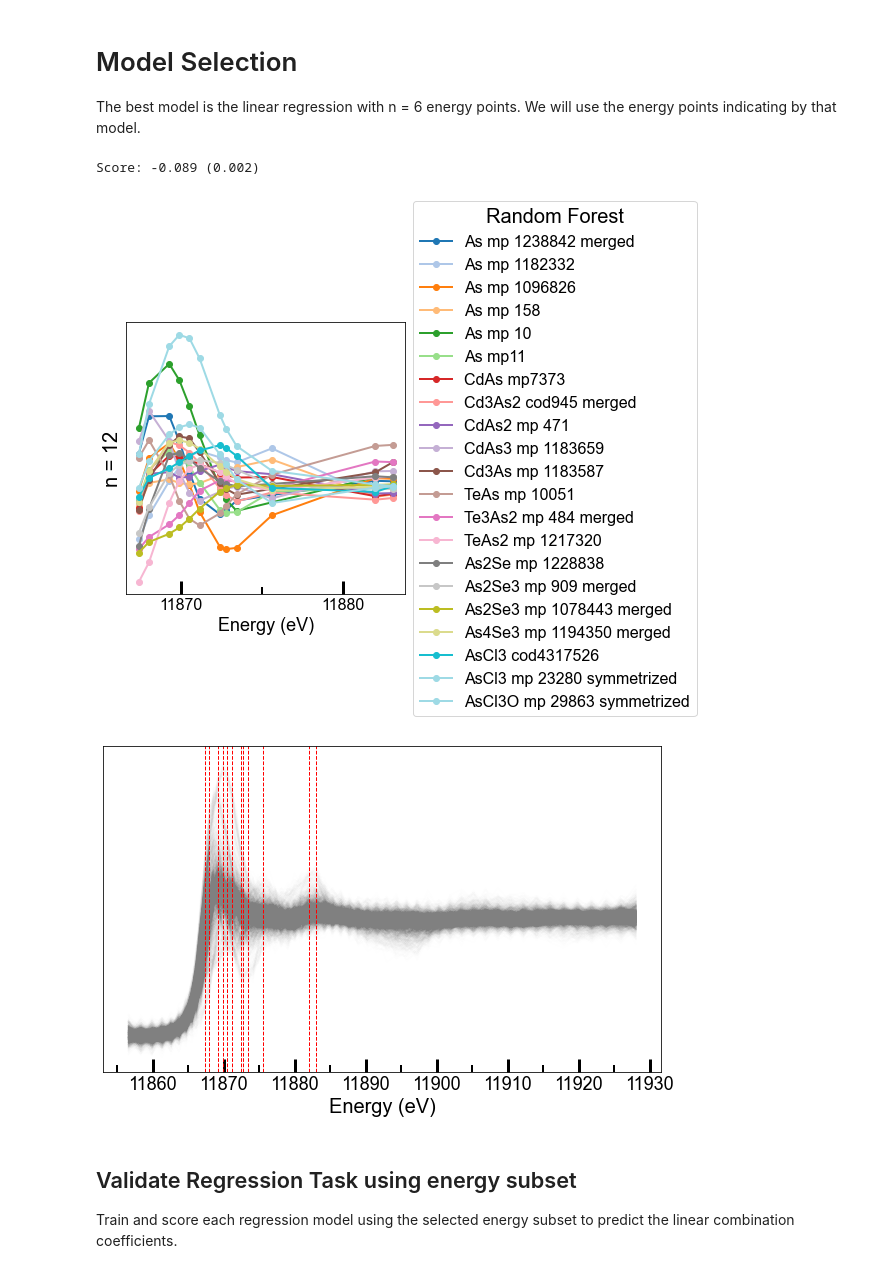
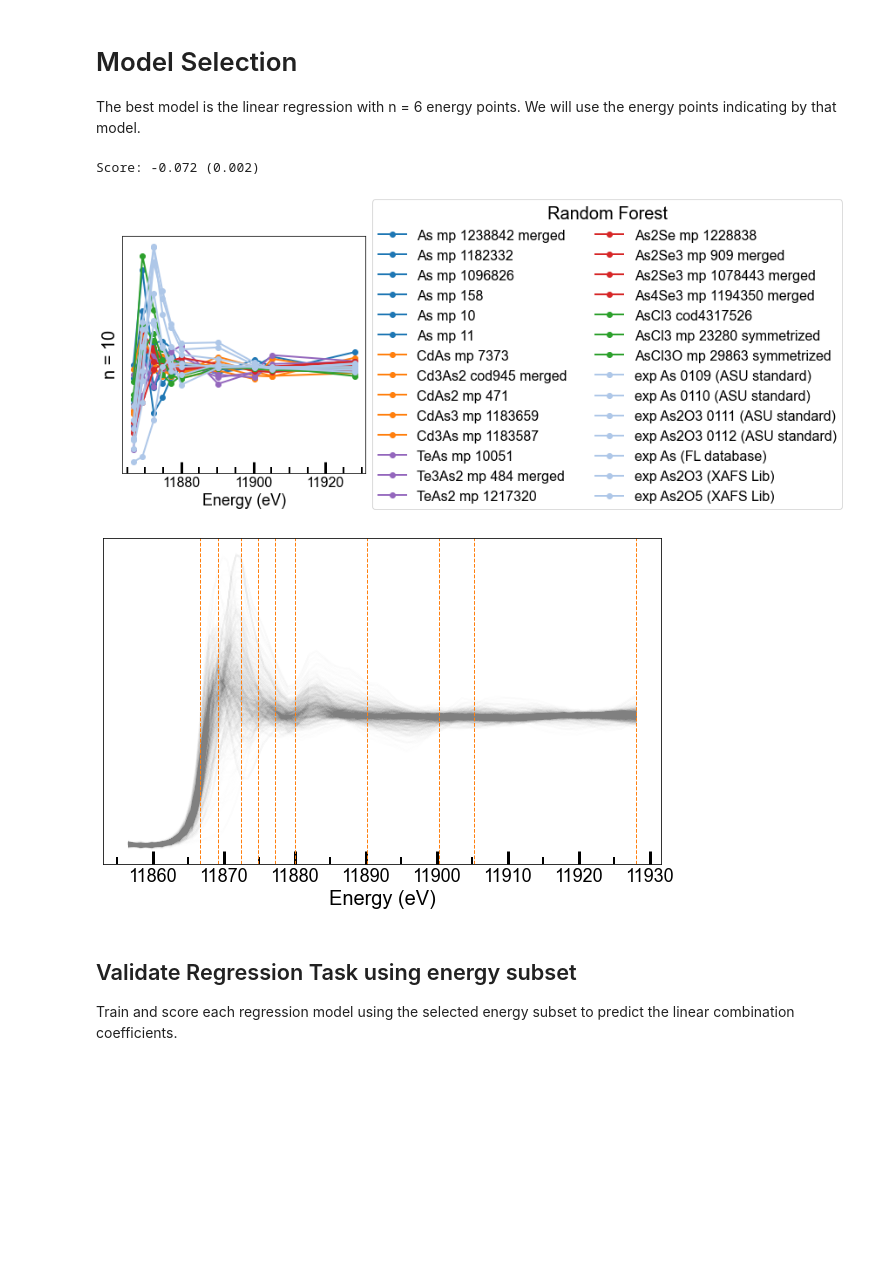
Before and after one commit to stetef/Energy-Point-Selection, a Jupyter notebook: Visualization.ipynb, the cells around one changed output. Saved outputs shown, nothing was run; the diff lists cells and outputs as text; code cells hidden in the pictures; blank space fills up the shorter version.

```diff
--- a/Visualization.ipynb
+++ b/Visualization.ipynb
@@ -210,0 +82,7 @@ if n_components == 2:
+# %%
+kwargs = {'N': 100, 'scale': 0.01, 'dropout': 0.9, 'training': False}
+data, coeffs = generate_linear_combos(Refs, **kwargs)
+kwargs = {'N': 100, 'scale': 0.01, 'dropout': 0.9, 'training': False}
+test_data, test_coeffs = generate_linear_combos(Refs, **kwargs)
+
+plot_spectra(Energy, data, mod=0)
@@ -280,7 +156,7 @@ select = energy_point_selector.Selector(data, coeffs)
 For a list of possible scoring criteria, see `sklearn.metrics.SCORERS.keys()`
 # %%
 models = ['Linear Regression', 'Decision Tree', 'Random Forest']
-n_points = [6, 8, 10, 12]
+n_points = [18]
 Scores = []
 Epts = []
 
@@ -291,8 +167,8 @@ for npts in n_points:
     for model in models:
         print(f'\n{model}:')
         select = energy_point_selector.Selector(data, coeffs)
-        rfe, cvscore = select.select_energy_points(estimator=model, n_points=npts,-
-                                                 scoring='neg_root_mean_squared_error')
+        rfe, cvscore = select.select_energy_points(estimator=model, n_points=npts,
+                                                   scoring='neg_root_mean_squared_error')
         energy_points = Energy[rfe.support_]
         epts.append(energy_points)
         scores.append(cvscore)
@@ -341,32 +197,50 @@ for i, npts in enumerate(n_points):
 
 The best model is the linear regression with n = 6 energy points.
 We will use the energy points indicating by that model.
+# %%
+kwargs = {'N': 10000, 'scale': 0.01, 'dropout': 0.9, 'training': False}
+data, coeffs = generate_linear_combos(Refs, **kwargs)
+kwargs = {'N': 50, 'scale': 0.01, 'dropout': 0.9, 'training': False}
+test_data, test_coeffs = generate_linear_combos(Refs, **kwargs)
+select = energy_point_selector.Selector(data, coeffs)
 # %%
 best_estimator = 'Random Forest'
-best_n = 12
+best_n = 10
 rfe, cvscore = select.select_energy_points(estimator=best_estimator, n_points=best_n,
                                            scoring='neg_root_mean_squared_error')
 energy_measurements = Energy[rfe.support_]
 indices = [i for i, e in enumerate(Energy) if e in energy_measurements]
 # %% [output]
-Score: -0.089 (0.002)
+Score: -0.072 (0.002)
 # %%
 fig, ax = plt.subplots(figsize=(5, 5))
 
 diff = 11.8
 diff = -2
-ticks = (5, 10)
-fontsize=20
+ticks = (5, 20)
+fontsize = 20
 
+n = Refs.shape[0]
+ele_to_idx_map = {'Cd': 2, 'Te': 8, 'Se': 6, 'Cl': 4, 'exp': 1, 'As': 0}
 for i, ref in enumerate(Refs[:, indices]):
-    ax.plot(Energy[indices], ref, 'o-', linewidth=2, c=plt.cm.tab20(i),
-            label=data_columns[i])
-format_axis(ax, ticks=ticks, fontsize=fontsize-2)
+    label = data_columns[i]
+    for key in ele_to_idx_map.keys():
+        if key in label:
+            j = ele_to_idx_map[key]
+            break
+    if n < 20:
+        c = i
+    else:
+        c = j
+    color = plt.cm.tab20(c)
+    ax.plot(Energy[indices], ref, 'o-', linewidth=2, c=color, label=label)
+
+    format_axis(ax, ticks=ticks, fontsize=fontsize-2)
 ax.legend(fontsize=fontsize-4, loc='center left', bbox_to_anchor=(1., .5),
-         title=f'{best_estimator}', title_fontsize=fontsize)
+         title=f'{best_estimator}', title_fontsize=fontsize, ncol=2)
 label = ax.set_ylabel(f'n = {best_n}', fontsize=20)
 # %% [output]
-[figure, old version]
+[figure, new version]
 # %%
 fig, ax = plt.subplots(figsize=(10, 6))
 for i, spectrum in enumerate(data):
@@ -374,11 +248,11 @@ for i, spectrum in enumerate(data):
 format_axis(ax)
 
 for energy in energy_measurements:
-    ax.axvline(energy, c='r', linestyle='--', linewidth=1.)
+    ax.axvline(energy, c=plt.cm.tab20(2), linestyle='--', linewidth=1.)
 
 plt.show()
 # %% [output]
-[figure, old version]
+[figure, new version]
 # %% [markdown]
 ## Validate Regression Task using energy subset
 
```
Also changed, not shown: parts of 37 cells of this notebook, 5 other files.
